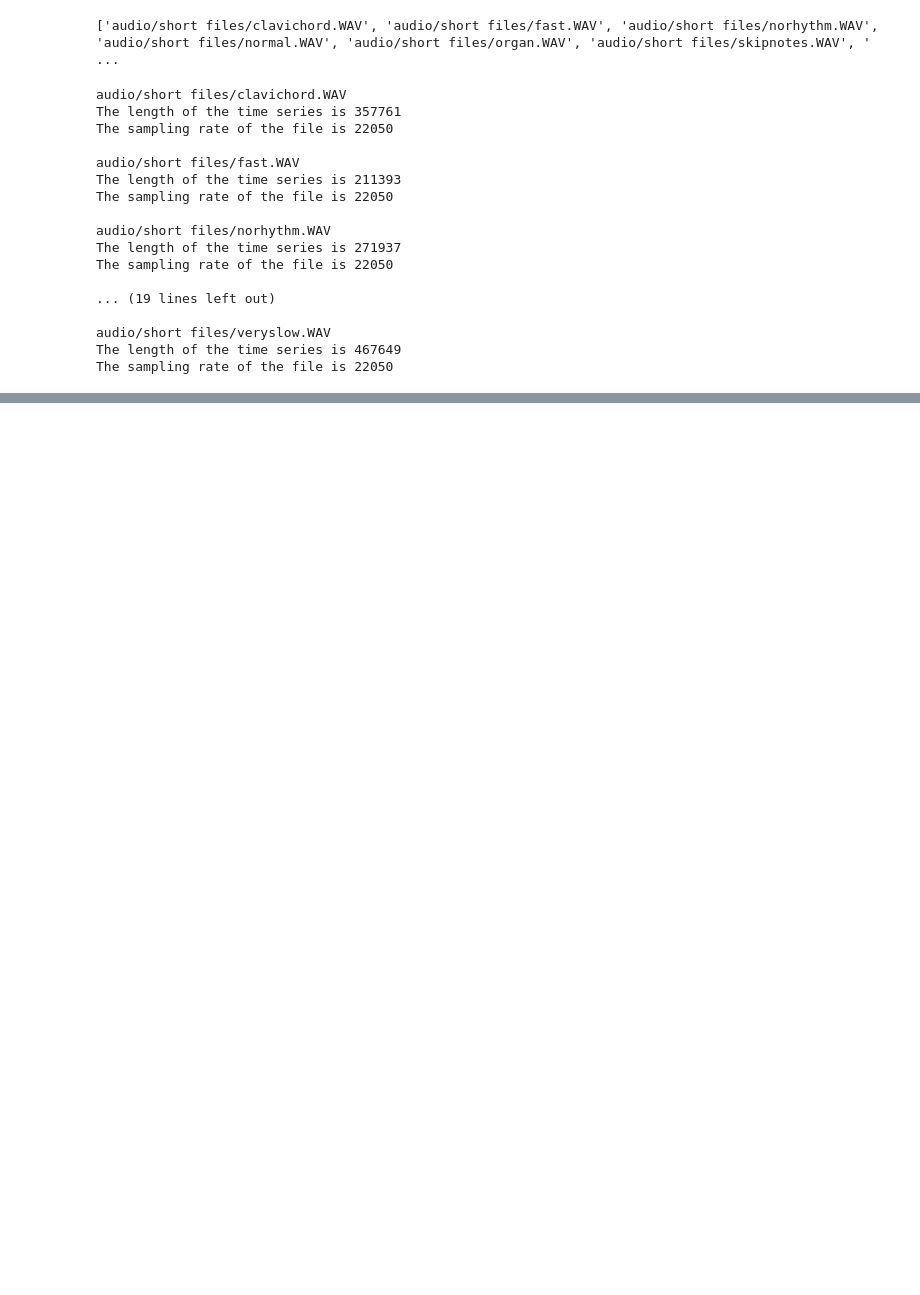
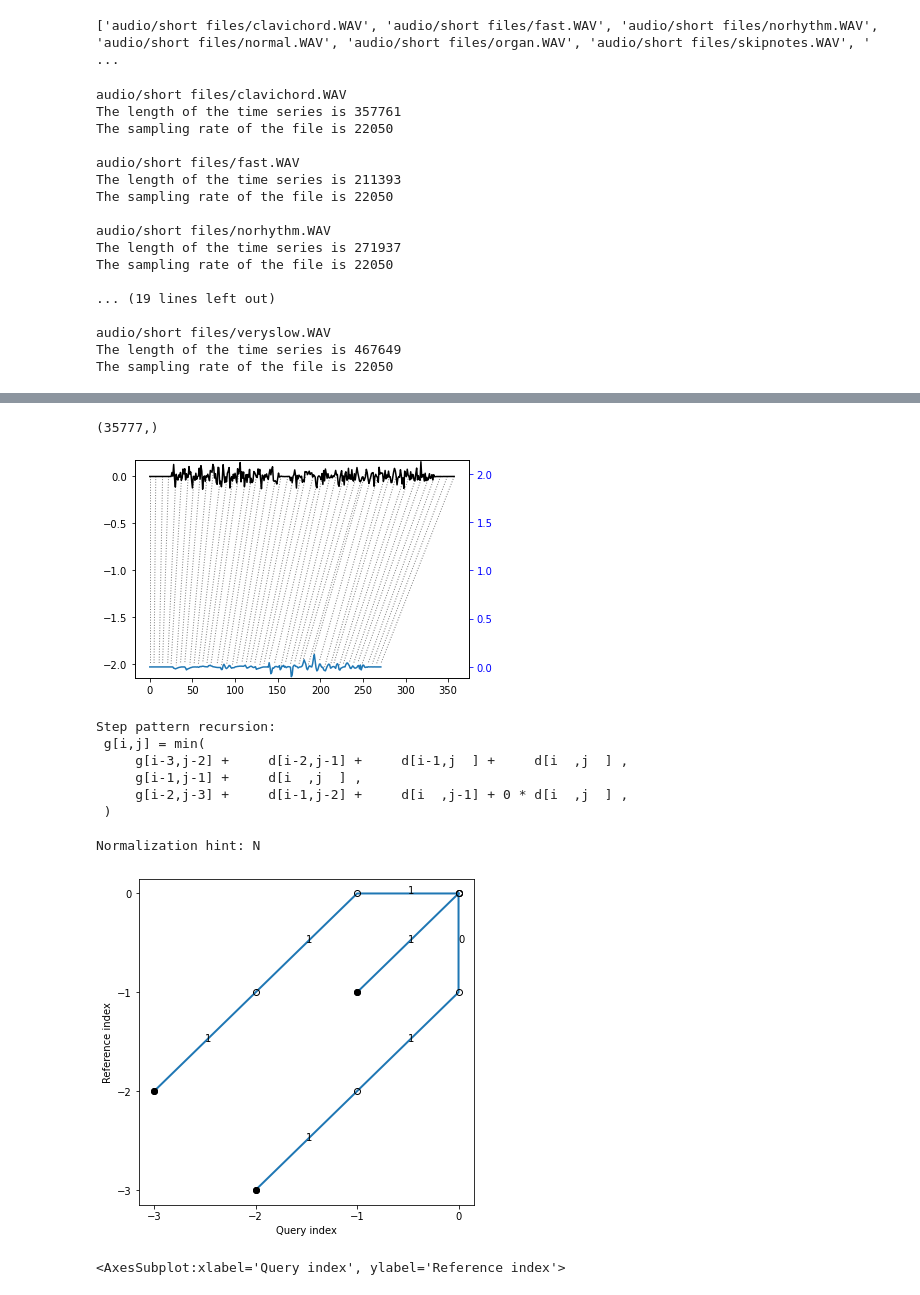
Before and after one commit to andreaspung/dtw-music, a Jupyter notebook: dtw-music.ipynb, the cells around one changed output, grey strips where cells are left out. Drawn from its saved outputs; the diff is of its cells as text; code cells hidden in the pictures; blank space fills up the shorter version.

```diff
--- a/dtw-music.ipynb
+++ b/dtw-music.ipynb
@@ -147,0 +166,45 @@ plt.tight_layout()
+# %%
+x_1[::10].shape
+# %% [output]
+(35777,)
+# %%
+# https://dynamictimewarping.github.io/py-api/html/
+import numpy as np
+
+## A noisy sine wave as query
+idx = np.linspace(0,6.28,num=100)
+
+#query = np.sin(idx) + np.random.uniform(size=100)/10.0
+query = x_1[::1000]
+## A cosine is for template; sin and cos are offset by 25 samples
+#template = np.cos(idx)
+template = x_2[::1000]
+
+## Find the best match with the canonical recursion formula
+from dtw import *
+#alignment = dtw(query, template, keep_internals=True)
+
+## Display the warping curve, i.e. the alignment curve
+#alignment.plot(type="threeway")
+
+## Align and plot with the Rabiner-Juang type VI-c unsmoothed recursion
+dtw(query, template, keep_internals=True, step_pattern=rabinerJuangStepPattern(6, "c")).plot(
+    type="twoway",offset=-2)
+
+## See the recursion relation, as formula and diagram
+print(rabinerJuangStepPattern(6,"c"))
+rabinerJuangStepPattern(6,"c").plot()
+
+## And much more!
+# %% [output]
+[figure, added]
+Step pattern recursion:
+ g[i,j] = min(
+     g[i-3,j-2] +     d[i-2,j-1] +     d[i-1,j  ] +     d[i  ,j  ] ,
+     g[i-1,j-1] +     d[i  ,j  ] ,
+     g[i-2,j-3] +     d[i-1,j-2] +     d[i  ,j-1] + 0 * d[i  ,j  ] ,
+ )
+
+Normalization hint: N
+[figure, added]
+<AxesSubplot:xlabel='Query index', ylabel='Reference index'>
```
Also changed, not shown: parts of 9 cells of this notebook, 2 other files.
